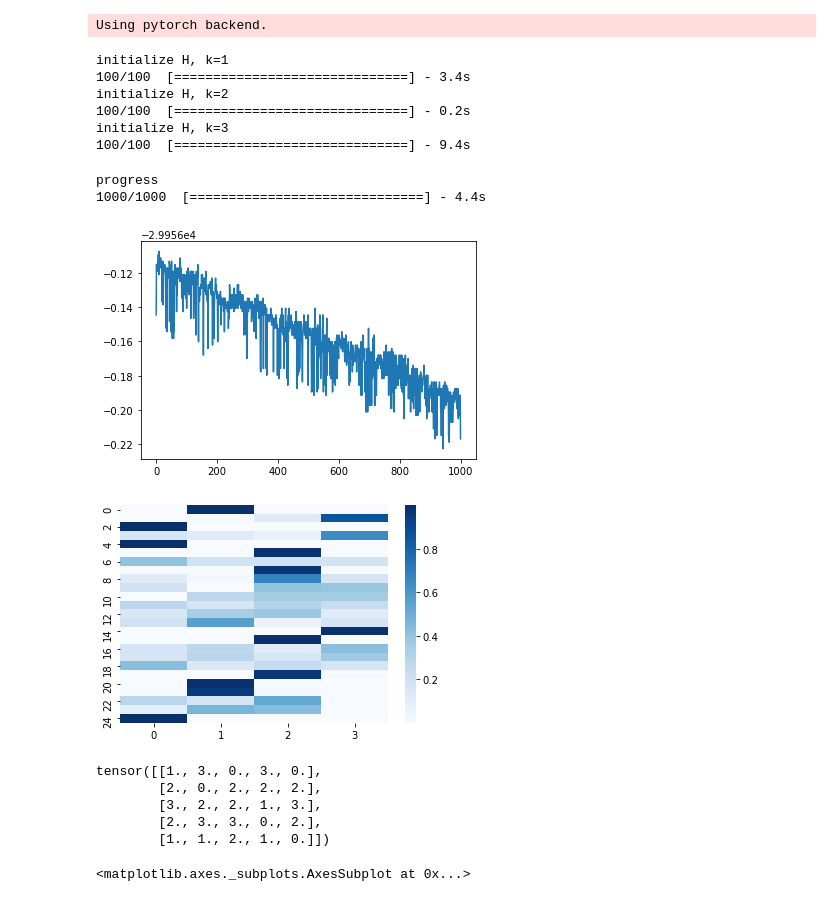
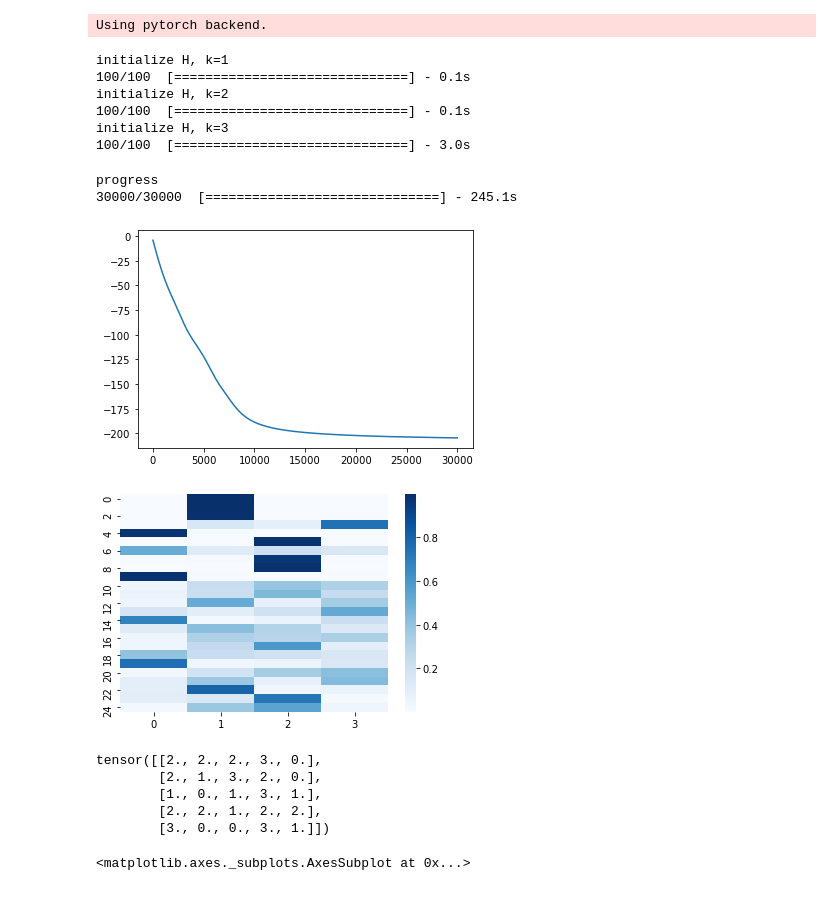
Before and after one commit to AI4Finance-Foundation/Quantum-Tensor-Networks-for-Variational-Reinforcement-Learning-NeurIPS-2020, a Jupyter notebook: Quantum_RL.ipynb, the cells around one changed output. Drawn from its saved outputs; the diff is of its cells as text; code cells hidden in the pictures.

```diff
--- a/Quantum_RL.ipynb
+++ b/Quantum_RL.ipynb
@@ -277,7 +277,7 @@ def fill_dims(tensor, dim):
 k = 3
 s, a = 25, 4
 chi = 10
-mask_vec = random_mask(100, 0.8)
+mask_vec = random_mask(100, 0.5)
 
 omega = torch.zeros([s * a] * k, dtype=torch.float32)
 for i in range(s * a):
@@ -294,7 +294,7 @@ H_core = []
 
 if mode == 'full':
     for i in range(k):
-        H.append(initialize_H(i + 1, P, R, s, a, gamma=0.975))
+        H.append(initialize_H(i + 1, P, R, s, a, mask_vec, gamma=0.975))
         H_core.append([H[i]])
 
 if mode == 'combined_TT':
@@ -312,34 +312,38 @@ if mode == 'combined_TT':
     combined_cores, combined_edges = put_mps(tensors)
 # %% [output]
 initialize H, k=1
-100/100  [==============================] - 3.4s
+100/100  [==============================] - 0.1s
 initialize H, k=2
-100/100  [==============================] - 0.2s
+100/100  [==============================] - 0.1s
 initialize H, k=3
-100/100  [==============================] - 9.4s
+100/100  [==============================] - 3.0s
 # %%
-lr = 0.000001
+lr = 0.00001
 energy_history = []
-epochs = int(1e3)
+epochs = int(3e4)
 Pbar = pkbar.Pbar(name='progress', target=epochs)
+
 op = optim.SGD([data], lr=lr, momentum=0.9, weight_decay=5e-4)
-
 for e in range(epochs):
+    spins = []
+    core = []
+    edge = []
+    energy = 0
     op.zero_grad()
 
-    new_edges = []
-    new_cores = tn.replicate_nodes(combined_cores)
-    for j in range(len(combined_cores)):
-        edges = new_cores[j].get_all_dangling()
-        for edge in edges:
-            new_edges.append(edge)
+    for i in range(k):
+        core.append(tn.replicate_nodes(H_core[i]))
+        edge.append([])
+        for j in range(len(core[i])):
+            edge[i] += core[i][j].get_all_dangling()
 
-    spin = K_Spin(s, a, k, data=data)
-    for j in range(k):
-        new_edges[j] ^ spin.qubits[j][0]
+    for i in range(k):
+        spins.append(K_Spin(s, a, i + 1, data=data))
+        for j in range(i + 1):
+            edge[i][j] ^ spins[i].qubits[j][0]
 
-    energy = -contractors.branch(tn.reachable(new_cores[0]), nbranch=1).get_tensor()
-    # print(energy)
+    for i in range(k):
+        energy -= contractors.branch(tn.reachable(core[i]), nbranch=1).get_tensor()
     energy.backward()
     energy_history.append(energy)
 
@@ -347,7 +351,7 @@ for e in range(epochs):
     Pbar.update(e)
 # %% [output]
 progress
-1000/1000  [==============================] - 4.4s
+30000/30000  [==============================] - 245.1s
 # %%
 # with plt.style.context(['science', 'notebook']):
 plt.plot(energy_history)
@@ -355,14 +359,14 @@ plt.title='Policy Iteration using K-Spin Hamiltonian'
 plt.xlabel='Number of iterations'
 plt.ylabel='Energy'
 # %% [output]
-[figure, old version]
+[figure, new version]
 # %%
-result = spin.data.reshape(s, a).detach().numpy()
+result = spins[0].data.reshape(s, a).detach().numpy()
 ax = sns.heatmap(result, cmap="Blues")
 plt.xlabel = 'States'
 plt.show()
 # %% [output]
-[figure, old version]
+[figure, new version]
 # %%
 policy = torch.empty(s)
 p = torch.tensor(result)
@@ -370,11 +374,11 @@ for i in range(s):
     policy[i] = torch.argmax(p[i, :])
 policy.reshape(5, 5)
 # %% [output]
-tensor([[1., 3., 0., 3., 0.],
-        [2., 0., 2., 2., 2.],
-        [3., 2., 2., 1., 3.],
-        [2., 3., 3., 0., 2.],
-        [1., 1., 2., 1., 0.]])
+tensor([[2., 2., 2., 3., 0.],
+        [2., 1., 3., 2., 0.],
+        [1., 0., 1., 3., 1.],
+        [2., 2., 1., 2., 2.],
+        [3., 0., 0., 3., 1.]])
 # %%
 sns.heatmap(target, cmap='Blues')
 # %% [output]
```
